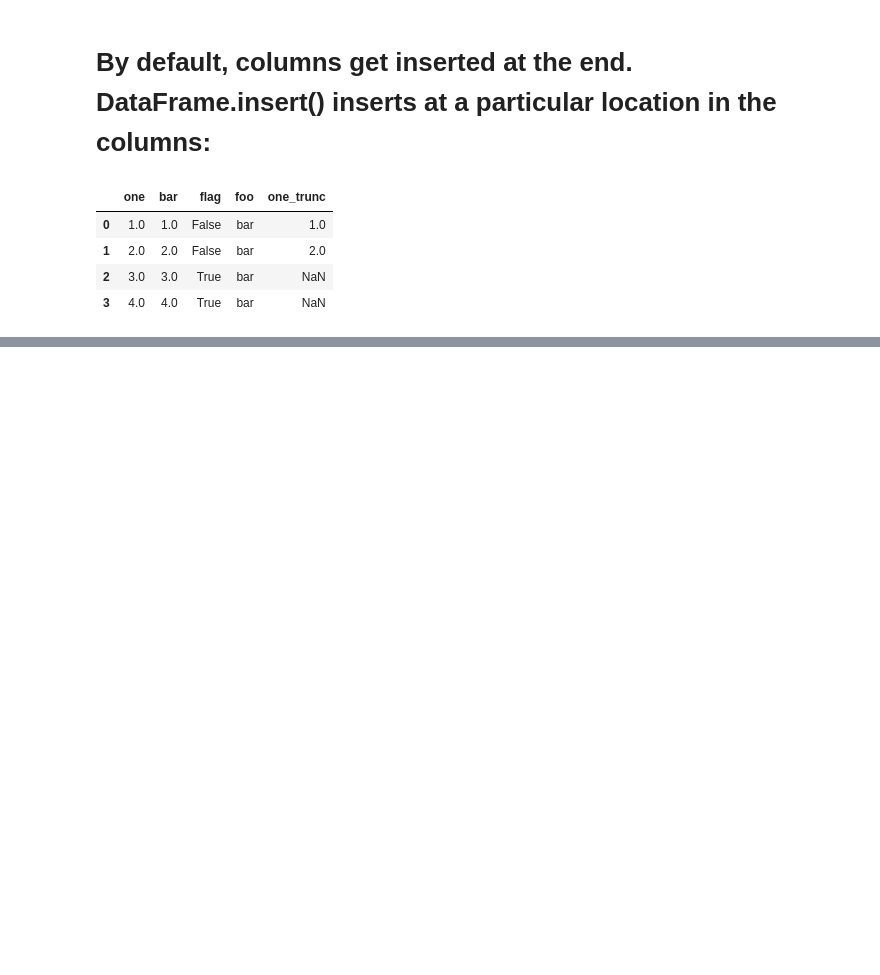
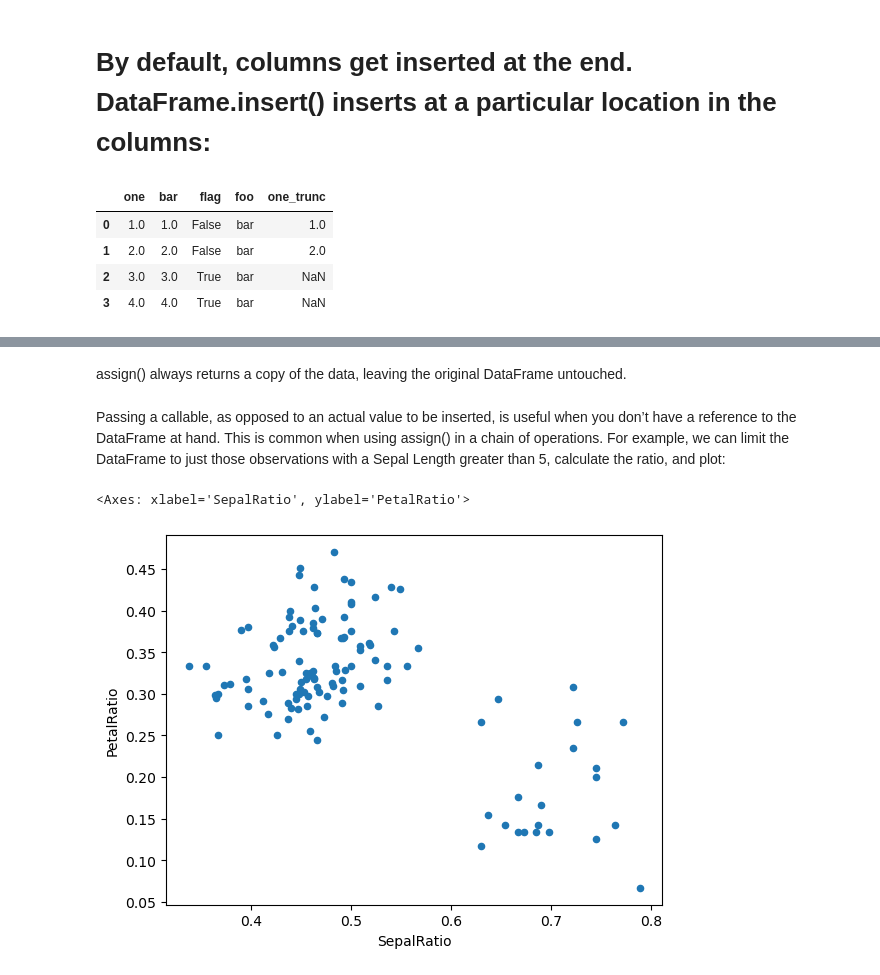
Before and after one commit to gopal-py07/DataSciencePandasExample, a Jupyter notebook: Intro to data structures/DataFrame/DataFrameDsaEx.ipynb, the cells around one changed output, grey strips where cells are left out. Saved outputs shown, nothing was run; the diff lists cells and outputs as text; code cells hidden in the pictures; blank space fills up the shorter version.

Commit message:
added Assigning new columns in method chains

```diff
--- a/Intro to data structures/DataFrame/DataFrameDsaEx.ipynb
+++ b/Intro to data structures/DataFrame/DataFrameDsaEx.ipynb
@@ -413,0 +418,2 @@ df
+# %%
+iris = pd.read_csv("C:\\Users\\11549\\data-scinece\\pandasExample\\data\\csv\\iris.data")
@@ -413,0 +456,16 @@ df
+# %% [markdown]
+assign() always returns a copy of the data, leaving the original DataFrame untouched.
+# %% [markdown]
+Passing a callable, as opposed to an actual value to be inserted, is useful when you don’t have a reference to the DataFrame at hand. This is common when using assign() in a chain of operations. For example, we can limit the DataFrame to just those observations with a Sepal Length greater than 5, calculate the ratio, and plot:
+# %%
+(
+    iris.query("SepalLength > 5")
+    .assign(
+        SepalRatio=lambda x: x.SepalWidth / x.SepalLength,
+        PetalRatio=lambda x: x.PetalWidth / x.PetalLength,
+    )
+    .plot(kind="scatter", x="SepalRatio", y="PetalRatio")
+)
+# %% [output]
+<Axes: xlabel='SepalRatio', ylabel='PetalRatio'>
+[figure, added]
```
Also changed, not shown: parts of 6 cells of this notebook.
